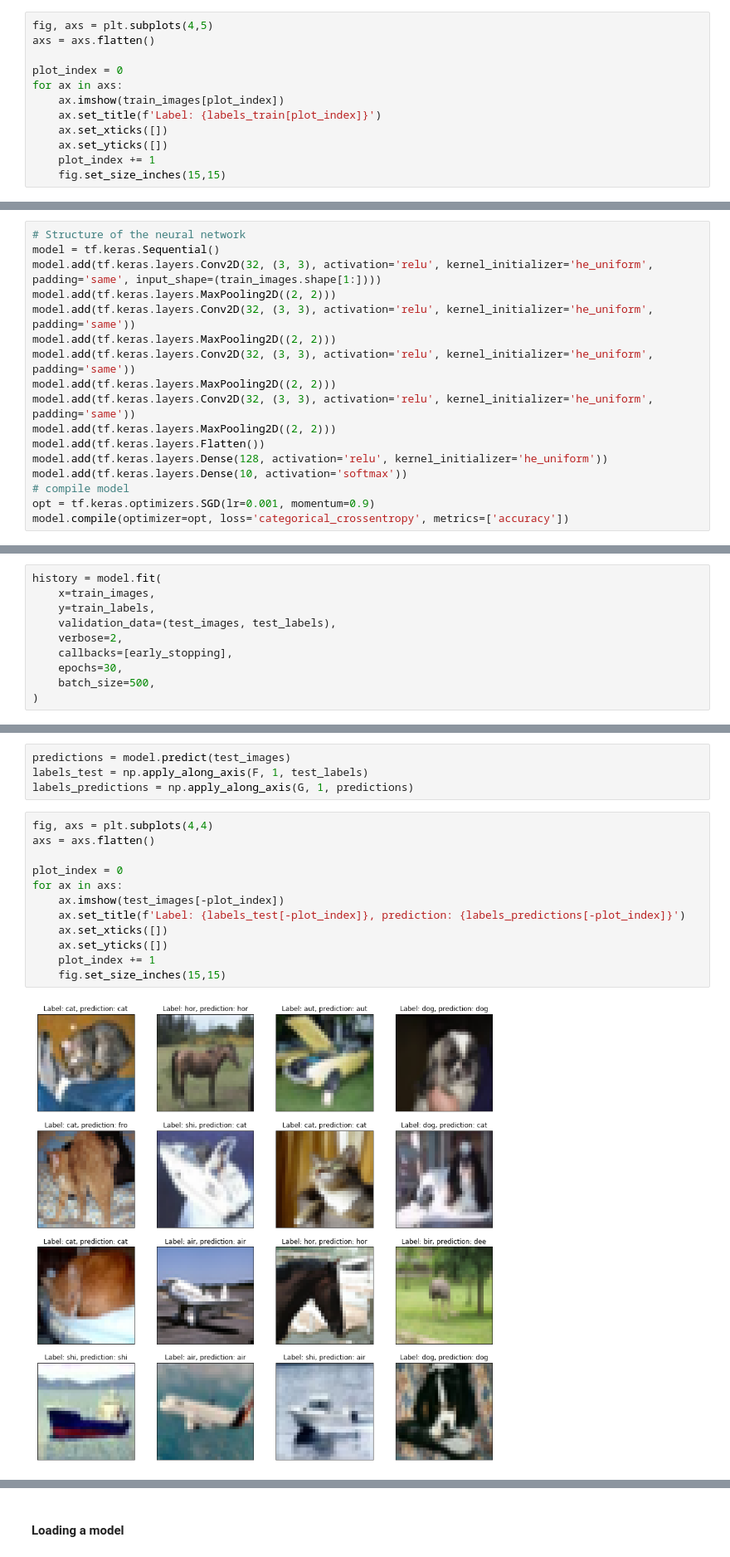
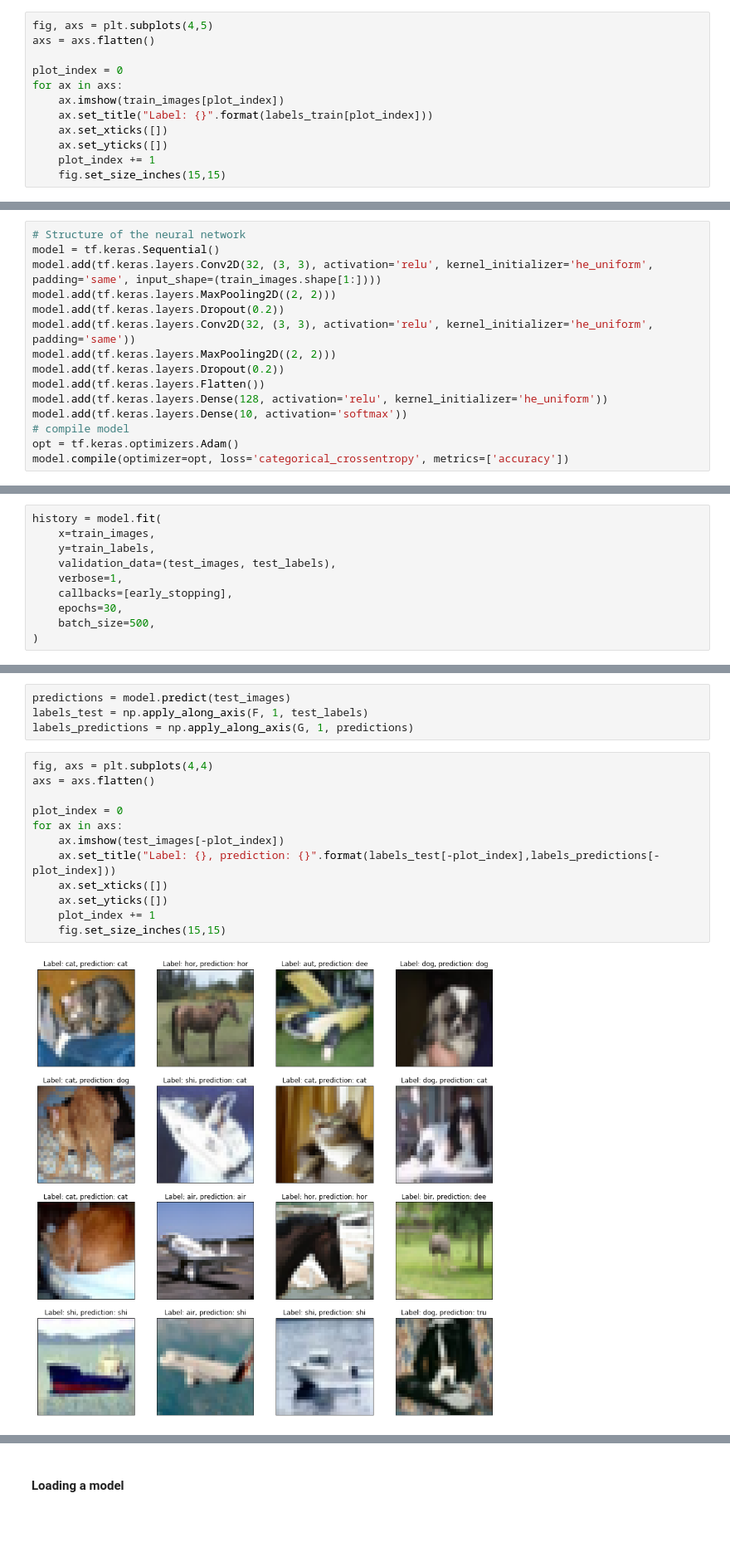
Before and after one commit to mihjovil/dl_workshop, a Jupyter notebook: DeepLearningWorkshop.ipynb, the cells around one changed output, grey strips where cells are left out. Shown at 83% size. Saved outputs shown, nothing was run; the diff lists cells and outputs as text; blank space fills up the shorter version.

```diff
--- a/DeepLearningWorkshop.ipynb
+++ b/DeepLearningWorkshop.ipynb
@@ -77,7 +102,7 @@ axs = axs.flatten()
 plot_index = 0
 for ax in axs:
     ax.imshow(train_images[plot_index])
-    ax.set_title(f'Label: {labels_train[plot_index]}')
+    ax.set_title("Label: {}".format(labels_train[plot_index]))
     ax.set_xticks([])
     ax.set_yticks([])
     plot_index += 1
@@ -95,15 +124,13 @@ The convolutional layers are mainly used for image processing given that these l
 model = tf.keras.Sequential()
 model.add(tf.keras.layers.Conv2D(32, (3, 3), activation='relu', kernel_initializer='he_uniform', padding='same', input_shape=(train_images.shape[1:])))
 model.add(tf.keras.layers.MaxPooling2D((2, 2)))
+model.add(tf.keras.layers.Dropout(0.2))
 model.add(tf.keras.layers.Conv2D(32, (3, 3), activation='relu', kernel_initializer='he_uniform', padding='same'))
 model.add(tf.keras.layers.MaxPooling2D((2, 2)))
-model.add(tf.keras.layers.Conv2D(32, (3, 3), activation='relu', kernel_initializer='he_uniform', padding='same'))
-model.add(tf.keras.layers.MaxPooling2D((2, 2)))
-model.add(tf.keras.layers.Conv2D(32, (3, 3), activation='relu', kernel_initializer='he_uniform', padding='same'))
-model.add(tf.keras.layers.MaxPooling2D((2, 2)))
+model.add(tf.keras.layers.Dropout(0.2))
 model.add(tf.keras.layers.Flatten())
 model.add(tf.keras.layers.Dense(128, activation='relu', kernel_initializer='he_uniform'))
 model.add(tf.keras.layers.Dense(10, activation='softmax'))
 # compile model
-opt = tf.keras.optimizers.SGD(lr=0.001, momentum=0.9)
+opt = tf.keras.optimizers.Adam()
 model.compile(optimizer=opt, loss='categorical_crossentropy', metrics=['accuracy'])
@@ -146,7 +175,7 @@ history = model.fit(
     x=train_images,
     y=train_labels,
     validation_data=(test_images, test_labels),
-    verbose=2,
+    verbose=1,
     callbacks=[early_stopping],
     epochs=30,
     batch_size=500,
@@ -185,17 +219,17 @@ labels_predictions = np.apply_along_axis(G, 1, predictions)
 # %%
 fig, axs = plt.subplots(4,4)
 axs = axs.flatten()
 
 plot_index = 0
 for ax in axs:
     ax.imshow(test_images[-plot_index])
-    ax.set_title(f'Label: {labels_test[-plot_index]}, prediction: {labels_predictions[-plot_index]}')
+    ax.set_title("Label: {}, prediction: {}".format(labels_test[-plot_index],labels_predictions[-plot_index]))
     ax.set_xticks([])
     ax.set_yticks([])
     plot_index += 1
     fig.set_size_inches(15,15)
 # %% [output]
-[figure, old version]
+[figure, new version]
 # %%
 plt.plot(history.history['acc'], label='accuracy')
 plt.plot(history.history['val_acc'], label = 'val_accuracy')
```
Also changed, not shown: parts of 33 cells of this notebook, 8 other files.
